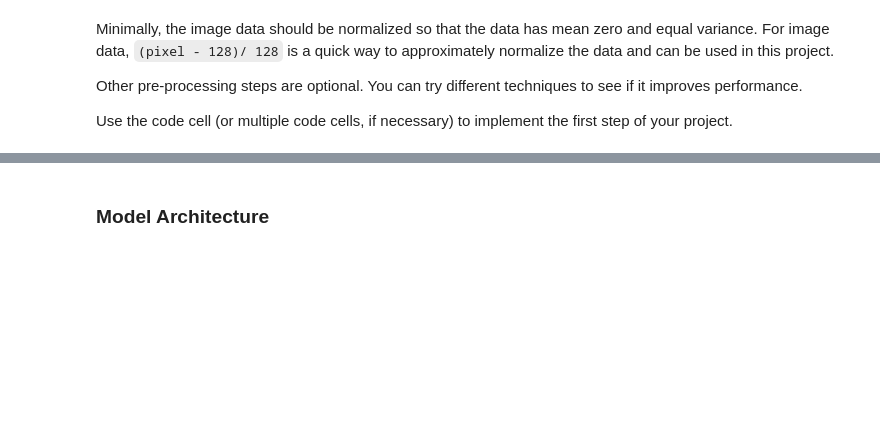
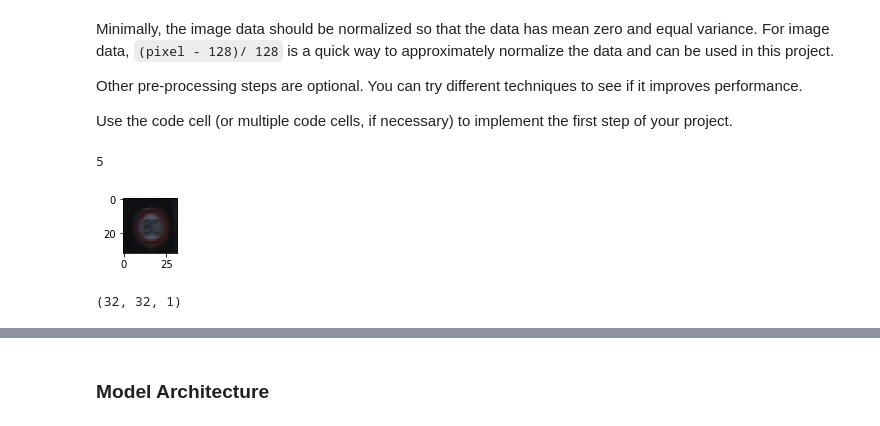
Before and after one commit to jinay1991/CarND-Traffic-Sign-Classifier-Project, a Jupyter notebook: Traffic_Sign_Classifier.ipynb, the cells around one changed output, grey strips where cells are left out. Saved outputs shown, nothing was run; the diff lists cells and outputs as text; code cells hidden in the pictures; blank space fills up the shorter version.

```diff
--- a/Traffic_Sign_Classifier.ipynb
+++ b/Traffic_Sign_Classifier.ipynb
@@ -187,3 +185,39 @@ Minimally, the image data should be normalized so that the data has mean zero an
 Other pre-processing steps are optional. You can try different techniques to see if it improves performance.
 
 Use the code cell (or multiple code cells, if necessary) to implement the first step of your project.
+# %%
+import cv2
+import numpy as np
+np.random.seed(123)
+
+def contrast(img):
+    # CLAHE (Contrast Limited Adaptive Histogram Equalization)
+    clahe = cv2.createCLAHE(clipLimit=3., tileGridSize=(8,8))
+
+    lab = cv2.cvtColor(img, cv2.COLOR_RGB2LAB)  # convert from BGR to LAB color space
+    l, a, b = cv2.split(lab)  # split on 3 different channels
+
+    l2 = clahe.apply(l)  # apply CLAHE to the L-channel
+
+    lab = cv2.merge((l2,a,b))  # merge channels
+    img2 = cv2.cvtColor(lab, cv2.COLOR_LAB2RGB)  # convert from LAB to RGB
+    return img2
+
+index = random.randint(0, len(X_train))
+image = X_train[index].squeeze()
+
+plt.figure(figsize=(1,1))
+plt.imshow(image)
+print(y_train[index])
+
+def prepro(image):
+    cImg = contrast(image)
+    yuv = cv2.cvtColor(cImg, cv2.COLOR_RGB2YUV)
+    Y, U, V = cv2.split(yuv)
+    Y = cv2.equalizeHist(Y)
+    # yuv = cv2.merge([Y, U, V])
+
+    return np.expand_dims(Y, axis=2)
+# %% [output]
+5
+[figure, added]
@@ -190,3 +228,7 @@ Use the code cell (or multiple code cells, if necessary) to implement the first
+# %%
+print(X_train[0].shape)
+# %% [output]
+(32, 32, 1)
 # %%
 ### Preprocess the data here. It is required to normalize the data. Other preprocessing steps could include
 ### converting to grayscale, etc.
```
Also changed, not shown: parts of 14 cells of this notebook.
